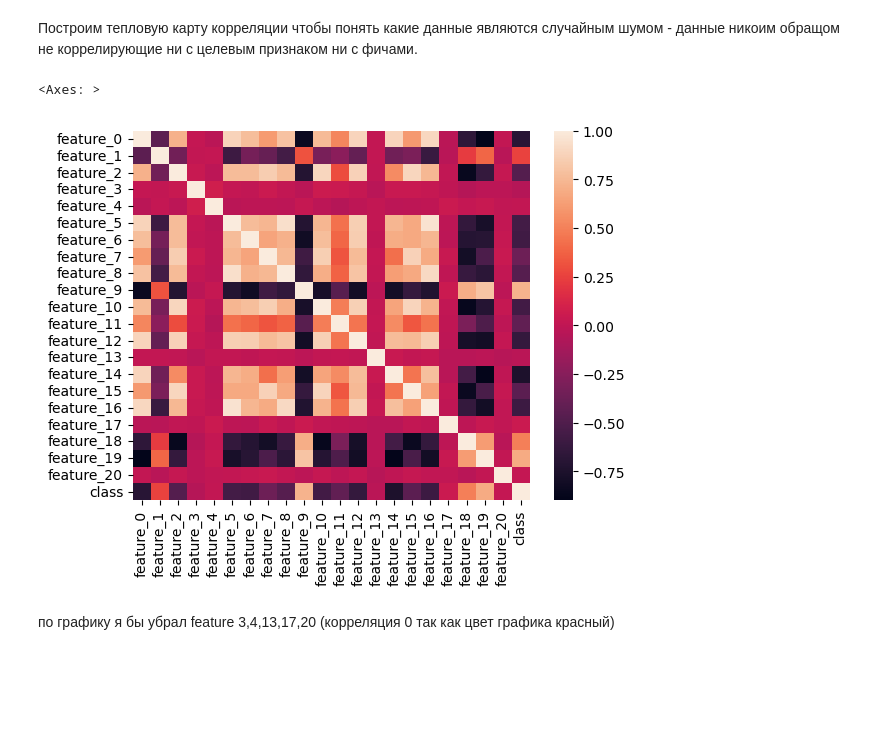
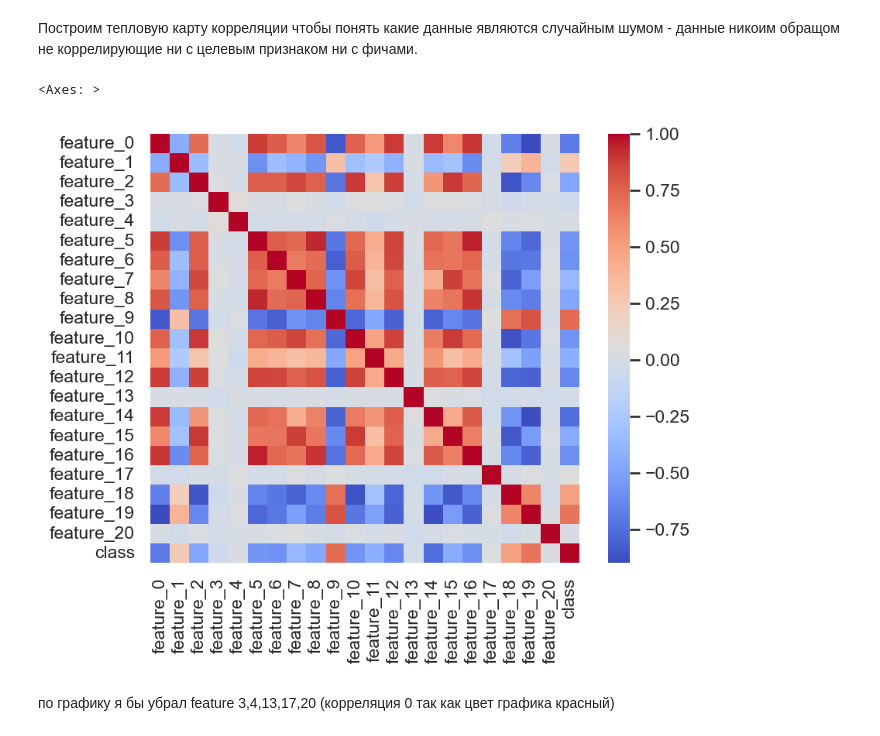
Before and after one commit to bls-89/ML, a Jupyter notebook: 5.1/1.ipynb, the cells around one changed output. Saved outputs shown, nothing was run; the diff lists cells and outputs as text; code cells hidden in the pictures; blank space fills up the shorter version.

```diff
--- a/5.1/1.ipynb
+++ b/5.1/1.ipynb
@@ -2,6 +2,8 @@
 import pandas as pd
 import seaborn as sns
 import numpy as np
+import matplotlib.pyplot as plt
+plt.rcParams['figure.dpi'] = 150
 # %% [markdown]
 Загрузим датасет
 # %%
@@ -9,10 +11,10 @@ data = pd.read_csv('dataset_0.csv')
 # %% [markdown]
 Построим тепловую карту корреляции чтобы понять какие данные являются случайным шумом - данные никоим обращом не коррелирующие ни с целевым признаком ни с фичами.
 # %%
-sns.heatmap(data.corr())
+sns.heatmap(data.corr(),cmap= 'coolwarm',square=True)
 # %% [output]
 <Axes: >
-[figure, old version]
+[figure, new version]
 # %% [markdown]
 по графику я бы убрал feature 3,4,13,17,20 (корреляция 0 так как цвет графика красный)
 # %%
```
Also changed, not shown: parts of 2 cells of this notebook.
